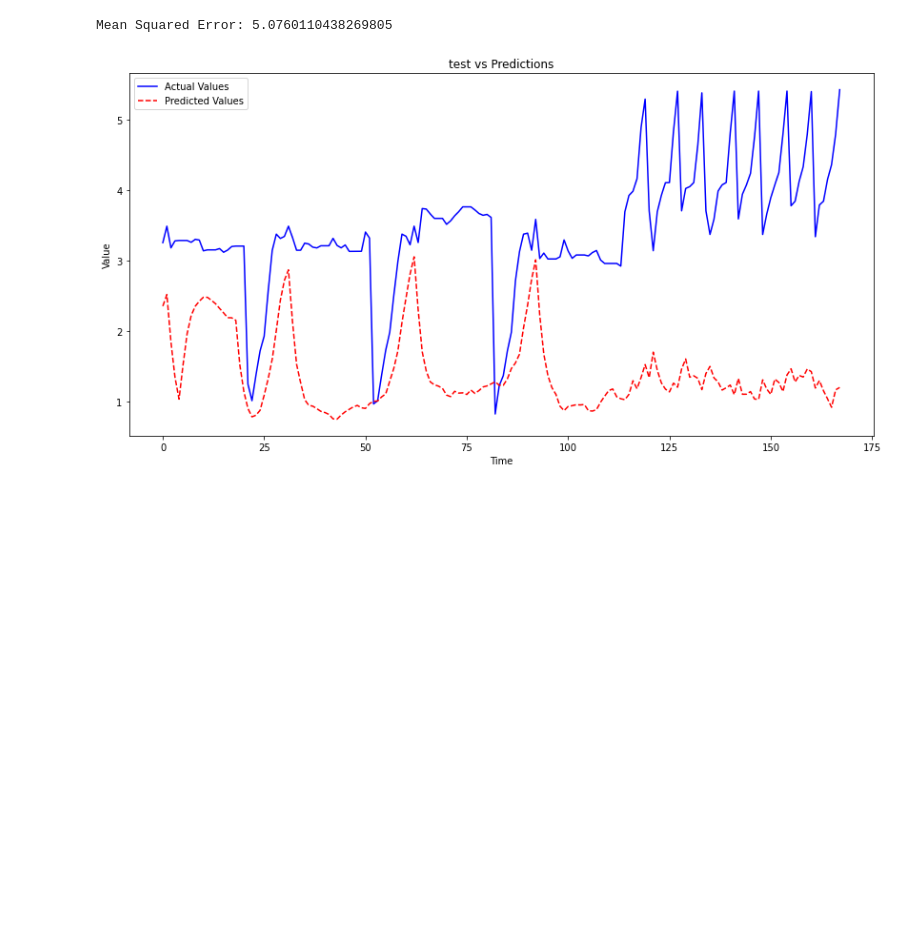
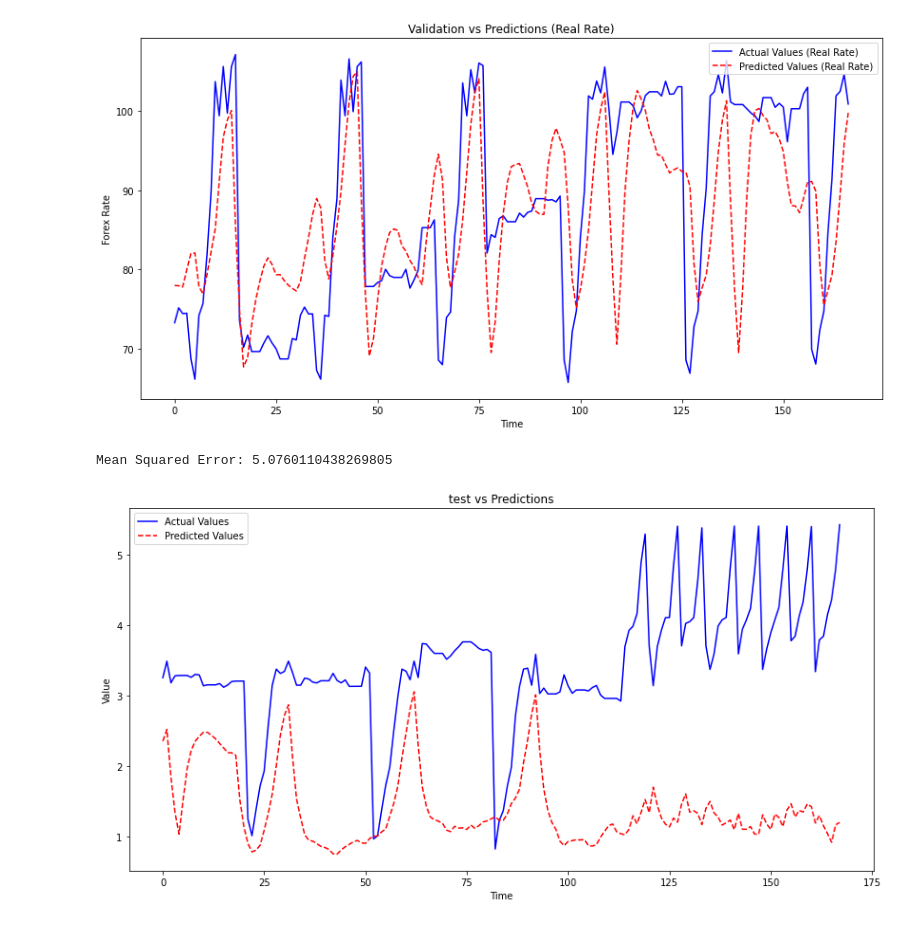
Before and after one commit to Uriah372-DS/Fintech-Project, a Jupyter notebook: model.ipynb, the cells around one changed output. Drawn from its saved outputs; the diff is of its cells as text; code cells hidden in the pictures; blank space fills up the shorter version.

```diff
--- a/model.ipynb
+++ b/model.ipynb
@@ -180,3 +181,28 @@ Mean Squared Error: 0.6296696742838866
+# %%
+# Perform inverse transformation on the predictions and the actual values
+y_val_inverse = scaler_train.inverse_transform(np.column_stack([val_scaled.iloc[30:, :-1], y_val]))
+predictions_inverse = scaler_train.inverse_transform(np.column_stack([val_scaled.iloc[30:, :-1], predictions]))
+
+# Extract the 'Close' column (assuming it's the last column after inverse transforming)
+y_val_real = y_val_inverse[:, -1]
+predictions_real = predictions_inverse[:, -1]
+
+# Plot validation vs predictions with real rates
+plt.figure(figsize=(14, 7))
+
+# Plot actual values (real rates)
+plt.plot(y_val_real, label='Actual Values (Real Rate)', color='blue')
+
+# Plot predicted values (real rates)
+plt.plot(predictions_real, label='Predicted Values (Real Rate)', color='red', linestyle='--')
+
+plt.title('Validation vs Predictions (Real Rate)')
+plt.xlabel('Time')
+plt.ylabel('Forex Rate')
+plt.legend()
+plt.show()
+# %% [output]
+[figure, added]
 # %%
 ##check mse and plot ##
 import matplotlib.pyplot as plt
```
Also changed, not shown: parts of 3 cells of this notebook.
